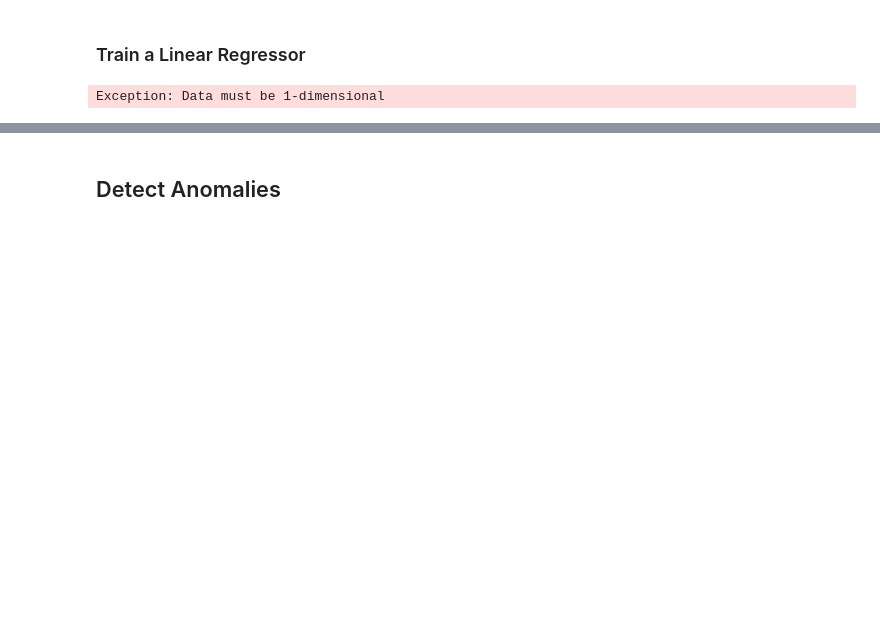
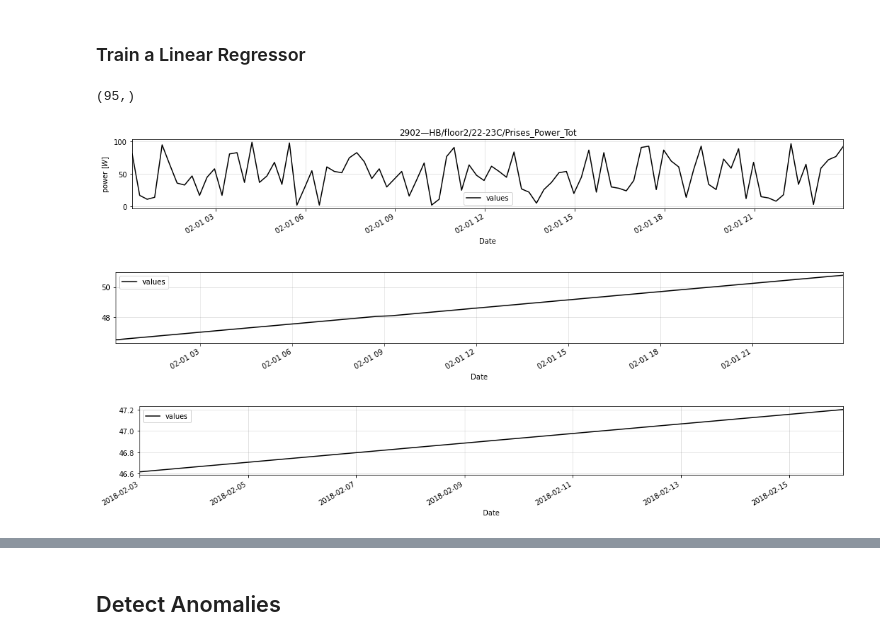
Before and after one commit to timeatlas-dev/timeatlas, a Jupyter notebook: notebooks/scrapbook.ipynb, the cells around one changed output, grey strips where cells are left out. Saved outputs shown, nothing was run; the diff lists cells and outputs as text; code cells hidden in the pictures; blank space fills up the shorter version.

```diff
--- a/notebooks/scrapbook.ipynb
+++ b/notebooks/scrapbook.ipynb
@@ -100,7 +104,25 @@ pts2 = m1.predict("2 days").plot()
 # %%
 m2 = models.LinearRegression()
 m2.fit(ts)
-pts3 = m2.predict(ts)
-pts4 = m2.predict("14 days")
-# %% [output]
-Exception: Data must be 1-dimensional
+# %%
+def __prepare_series_for_sklearn(ts):
+    """
+    Prepare a TimeSeries object for Scikit Learn
+
+    Args:
+        ts: the TimeSeries to prepare
+
+    Returns:
+        a Tuple made with two elements:
+            - a Numpy ndarray with shape (x, 1)
+            - a Numpy ndarray with shape (x,)
+    """
+    X_train = ts.series.index.factorize()[0].reshape(-1, 1)
+    y_train = ts.series["values"].to_numpy()
+    return X_train, y_train
+
+a = __prepare_series_for_sklearn(ts)
+
+a[1].shape
+# %% [output]
+(95,)
@@ -107,3 +133,11 @@ Exception: Data must be 1-dimensional
+# %%
+ts.plot()
+pts3.plot()
+pts4.plot()
+# %% [output]
+[figure, added]
+[figure, added]
+[figure, added]
 # %%
 from timeatlas import plots
 
```
Also changed, not shown: parts of 12 cells of this notebook.
